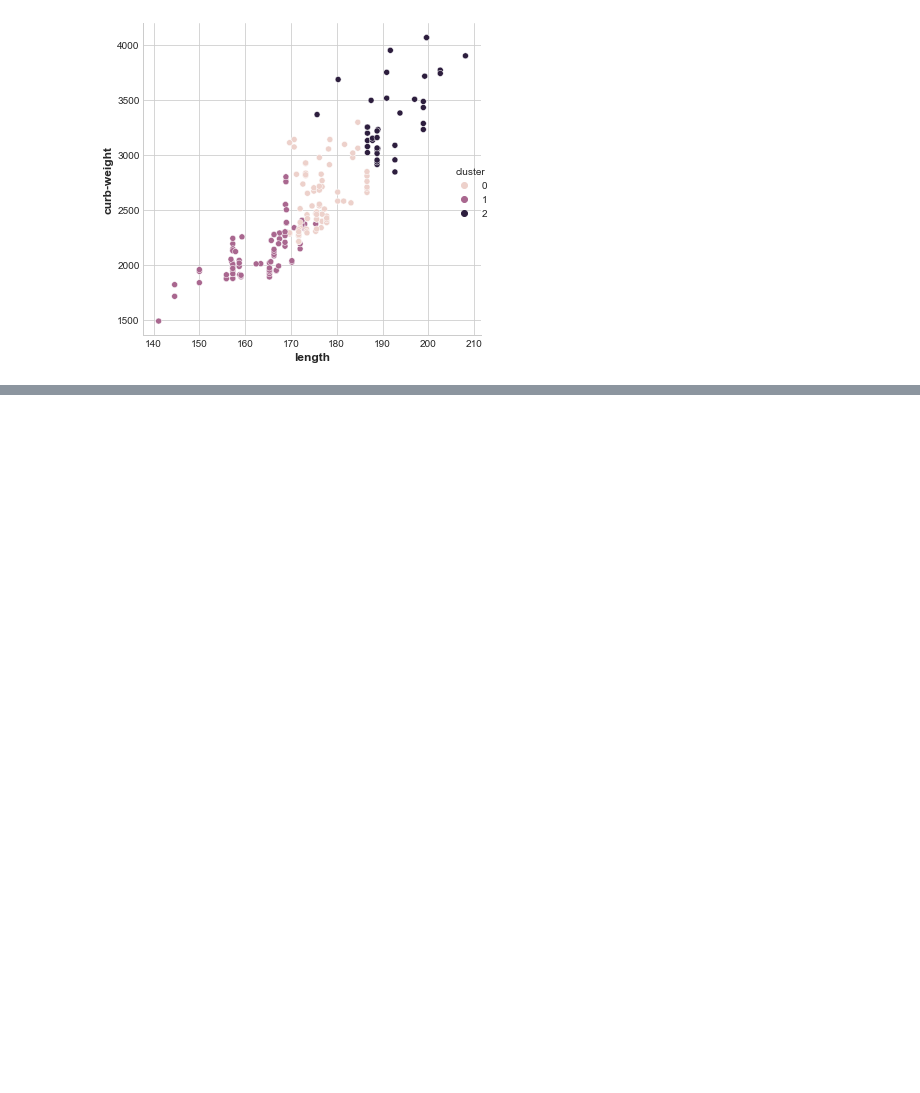
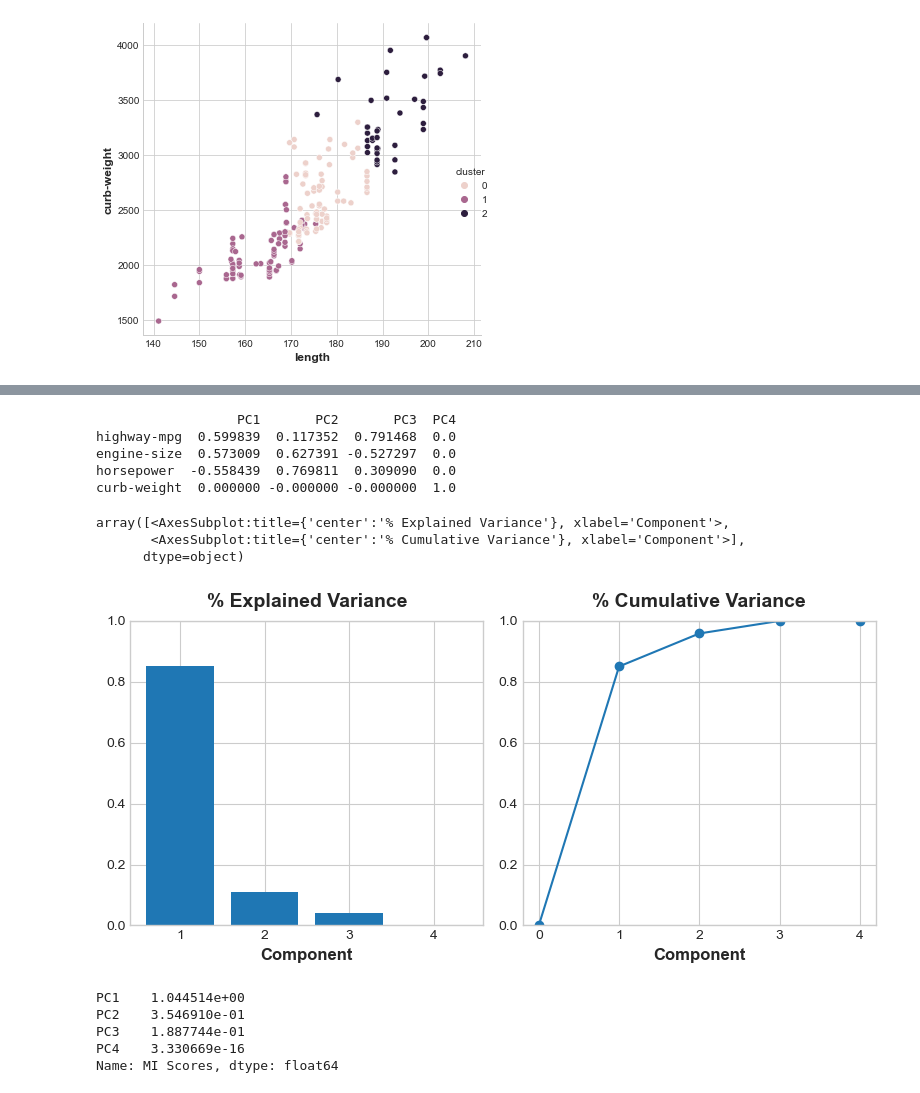
Before and after one commit to joshfuchs/DataScience_projects, a Jupyter notebook: automobiles.ipynb, the cells around one changed output, grey strips where cells are left out. Cells and saved outputs as stored; diff of their text form; code cells hidden in the pictures; blank space fills up the shorter version.

```diff
--- a/automobiles.ipynb
+++ b/automobiles.ipynb
@@ -262,0 +294,3 @@ sns.relplot(x = 'length', y = 'curb-weight', hue = 'cluster', data = df)
+# %%
+df = pd.read_csv('Automobile_data.csv')
+df.head(10)
@@ -262,0 +310,25 @@ sns.relplot(x = 'length', y = 'curb-weight', hue = 'cluster', data = df)
+# %%
+features = ['highway-mpg', 'engine-size', 'horsepower', 'curb-weight']
+
+X = df.copy()
+
+# Drop any NANs
+X.dropna(axis=0,inplace=True)
+
+# Drop any columns with ? for price
+# first get indexes
+indexNames = X[X['price'] == '?'].index
+X.drop(indexNames,axis=0,inplace=True)
+
+y = pd.to_numeric(X['price'])#,errors='coerce')#X.pop("price")
+#X.drop('price',axis=1,inplace=True)
+
+
+#y = X.pop('price')
+X = X.loc[:, features]
+
+#standardize
+X_scaled = (X - X.mean(axis=0)) / X.std(axis=0)
+
+# replace NaNs with 0
+X_scaled['horsepower'] = X_scaled['horsepower'].fillna(0)
@@ -262,0 +344,10 @@ sns.relplot(x = 'length', y = 'curb-weight', hue = 'cluster', data = df)
+# %%
+# create principal components
+pca = PCA()
+X_pca = pca.fit_transform(X_scaled)
+
+# convert to dataframe
+component_names = [f'PC{i+1}' for i in range(X_pca.shape[1])]
+X_pca = pd.DataFrame(X_pca, columns=component_names)
+
+X_pca.head()
@@ -262,0 +361,29 @@ sns.relplot(x = 'length', y = 'curb-weight', hue = 'cluster', data = df)
+# %%
+loadings = pd.DataFrame(
+    pca.components_.T,  # transpose the matrix of loadings
+    columns = component_names,   # so the columns are the principal components
+    index = X.columns,  # and the rows are the original features
+)
+print(loadings)
+# %% [output]
+                  PC1       PC2       PC3  PC4
+highway-mpg  0.599839  0.117352  0.791468  0.0
+engine-size  0.573009  0.627391 -0.527297  0.0
+horsepower  -0.558439  0.769811  0.309090  0.0
+curb-weight  0.000000 -0.000000 -0.000000  1.0
+# %%
+plot_variance(pca)
+# %% [output]
+array([<AxesSubplot:title={'center':'% Explained Variance'}, xlabel='Component'>,
+       <AxesSubplot:title={'center':'% Cumulative Variance'}, xlabel='Component'>],
+      dtype=object)
+[figure, added]
+# %%
+mi_scores = make_mi_scores(X_pca, y, discrete_features=False)
+print(mi_scores)
+# %% [output]
+PC1    1.044514e+00
+PC2    3.546910e-01
+PC3    1.887744e-01
+PC4    3.330669e-16
+Name: MI Scores, dtype: float64
```
Also changed, not shown: parts of 6 cells of this notebook.
